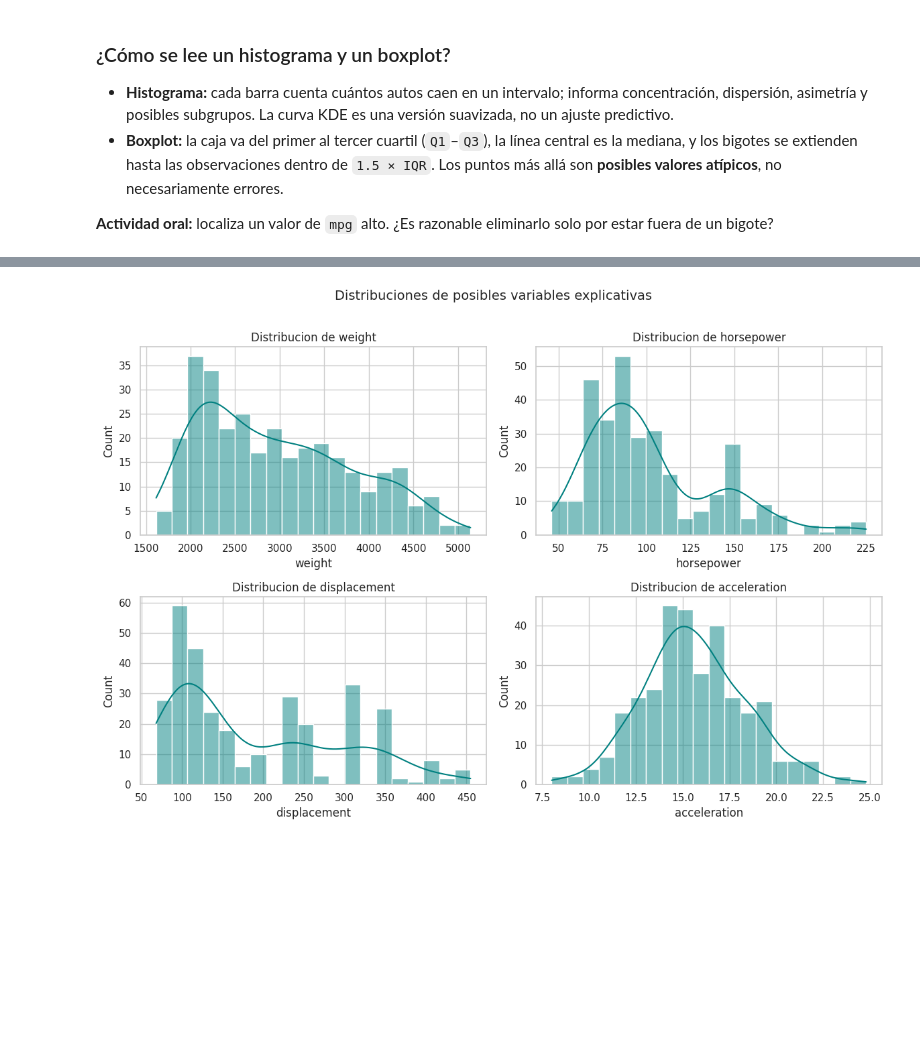
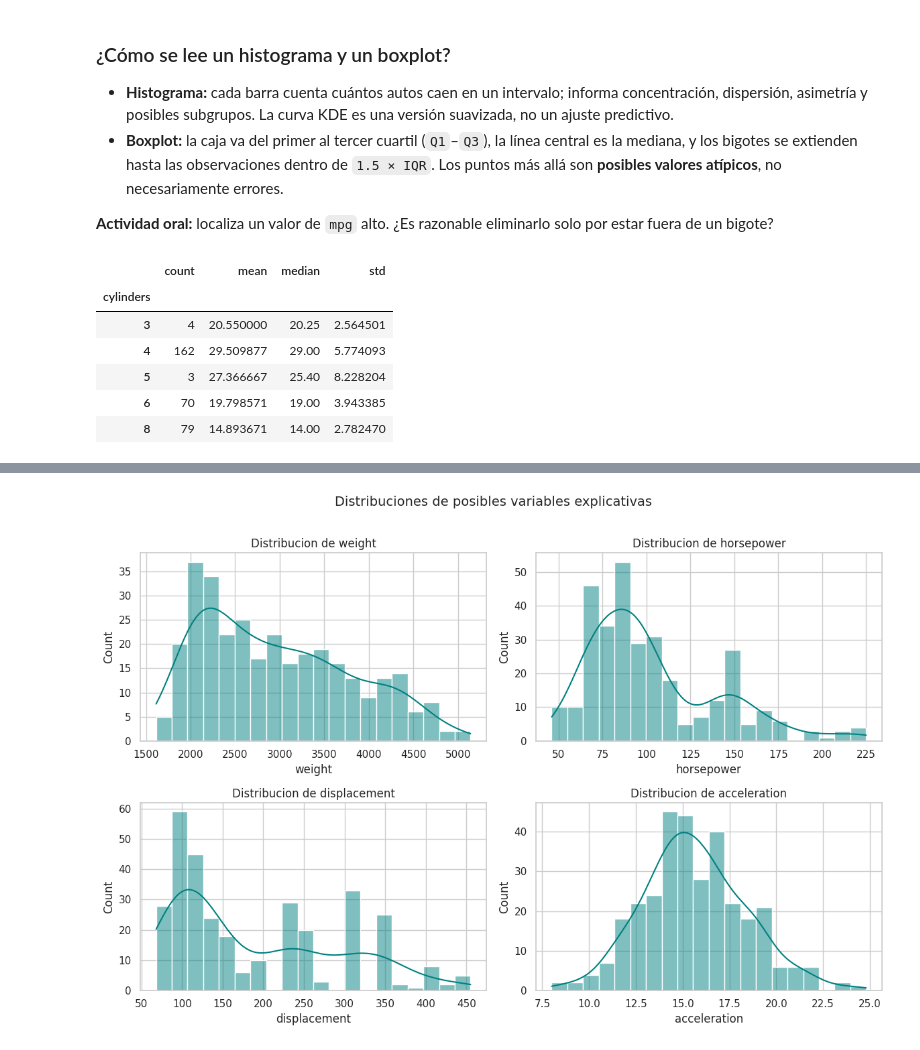
Before and after one commit to asegura4488/EDCO_IntroCienciaDatos, a Jupyter notebook: Semana5/EDA_Auto_MPG_Completo.ipynb, the cells around one changed output, grey strips where cells are left out. Cells and saved outputs as stored; diff of their text form; code cells hidden in the pictures; blank space fills up the shorter version.

```diff
--- a/Semana5/EDA_Auto_MPG_Completo.ipynb
+++ b/Semana5/EDA_Auto_MPG_Completo.ipynb
@@ -218,3 +218,15 @@ plt.show()
 - **Boxplot:** la caja va del primer al tercer cuartil (`Q1`–`Q3`), la línea central es la mediana, y los bigotes se extienden hasta las observaciones dentro de `1.5 × IQR`. Los puntos más allá son **posibles valores atípicos**, no necesariamente errores.
 
 **Actividad oral:** localiza un valor de `mpg` alto. ¿Es razonable eliminarlo solo por estar fuera de un bigote?
+# %%
+eda.groupby("cylinders")["mpg"].agg(
+    ["count", "mean", "median", "std"]
+)
+# %% [output]
+|  | count | mean | median | std |
+| cylinders |  |  |  |  |
+| 3 | 4 | 20.550000 | 20.25 | 2.564501 |
+| 4 | 162 | 29.509877 | 29.00 | 5.774093 |
+| 5 | 3 | 27.366667 | 25.40 | 8.228204 |
+| 6 | 70 | 19.798571 | 19.00 | 3.943385 |
+| 8 | 79 | 14.893671 | 14.00 | 2.782470 |
```
Also changed, not shown: parts of 2 cells of this notebook.
